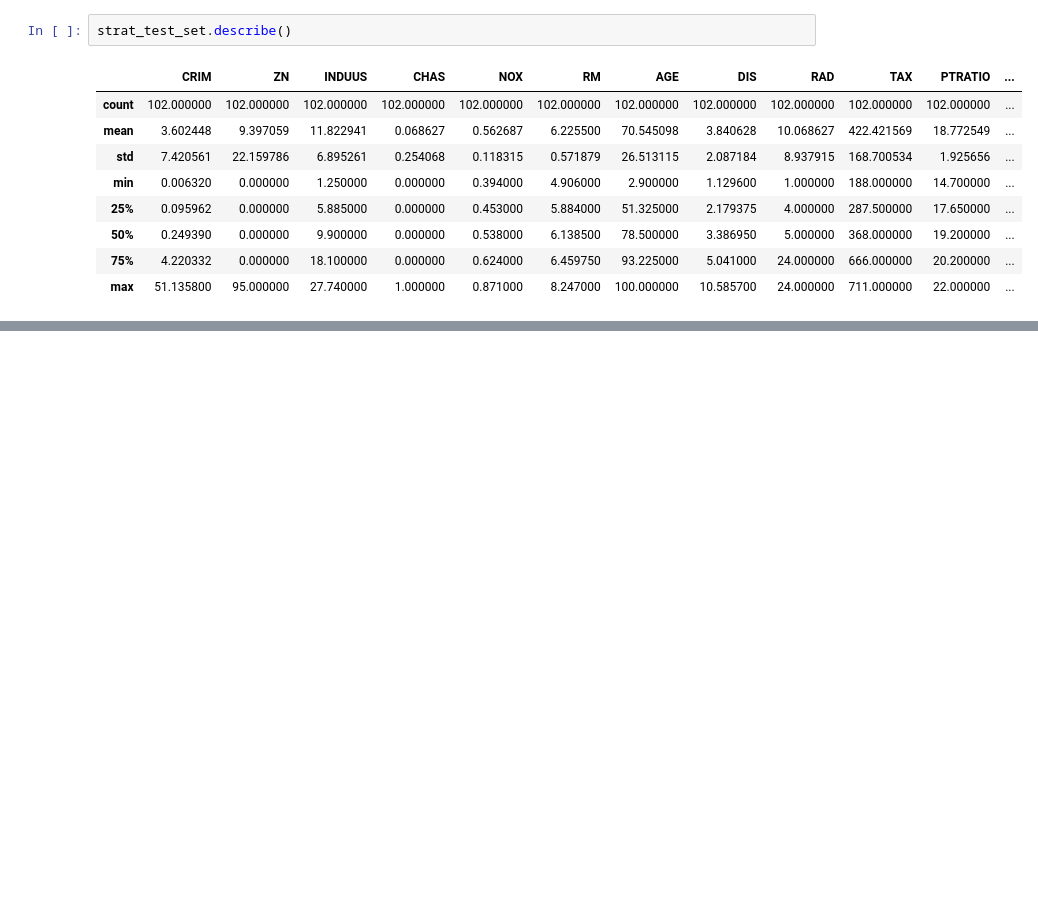
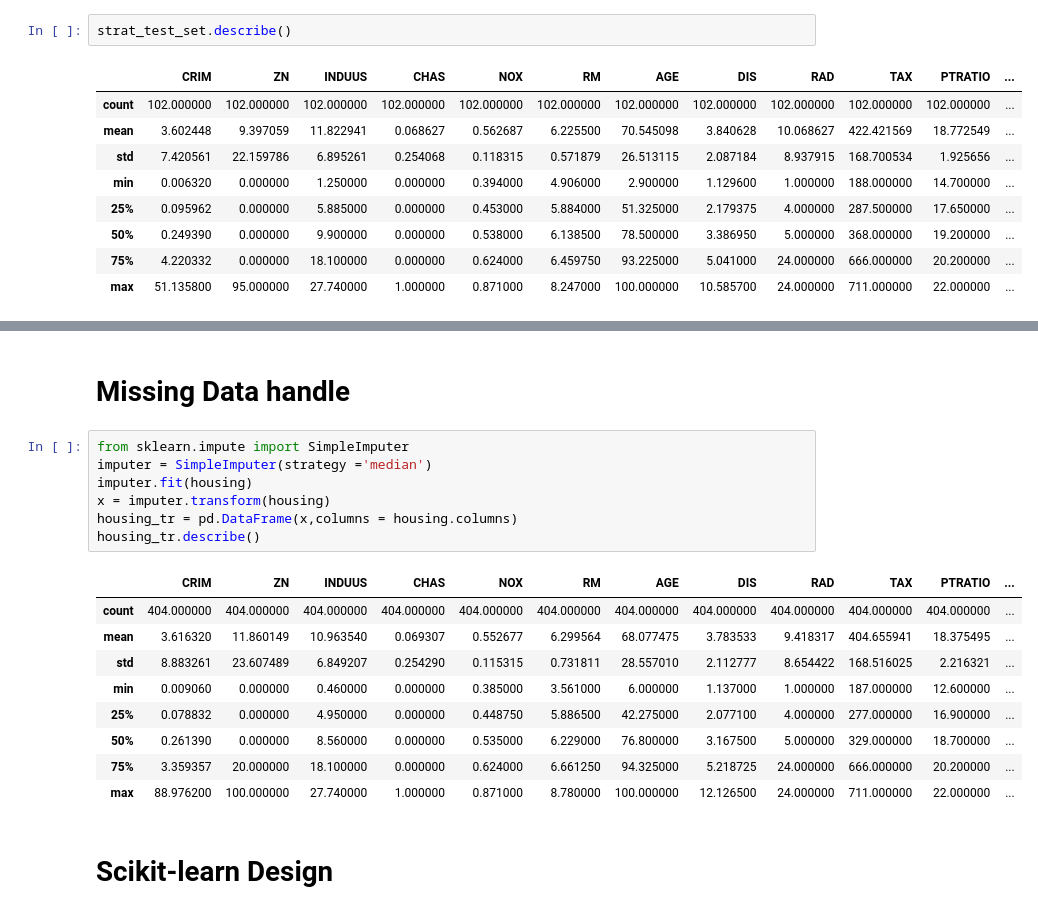
Before and after one commit to SHresTho12/ML_House_Price, a Jupyter notebook: Real-estate Project.ipynb, the cells around one changed output, grey strips where cells are left out. Drawn from its saved outputs; the diff is of its cells as text; blank space fills up the shorter version.

```diff
--- a/Real-estate Project.ipynb
+++ b/Real-estate Project.ipynb
@@ -103,0 +204,21 @@ strat_test_set.describe()
+# %% [markdown]
+# Missing Data handle
+# %%
+from sklearn.impute import SimpleImputer
+imputer = SimpleImputer(strategy ='median')
+imputer.fit(housing)
+x = imputer.transform(housing)
+housing_tr = pd.DataFrame(x,columns = housing.columns)
+housing_tr.describe()
+# %% [output]
+|  | CRIM | ZN | INDUUS | CHAS | NOX | RM | AGE | DIS | RAD | TAX | PTRATIO | ... |
+| count | 404.000000 | 404.000000 | 404.000000 | 404.000000 | 404.000000 | 404.000000 | 404.000000 | 404.000000 | 404.000000 | 404.000000 | 404.000000 | ... |
+| mean | 3.616320 | 11.860149 | 10.963540 | 0.069307 | 0.552677 | 6.299564 | 68.077475 | 3.783533 | 9.418317 | 404.655941 | 18.375495 | ... |
+| std | 8.883261 | 23.607489 | 6.849207 | 0.254290 | 0.115315 | 0.731811 | 28.557010 | 2.112777 | 8.654422 | 168.516025 | 2.216321 | ... |
+| min | 0.009060 | 0.000000 | 0.460000 | 0.000000 | 0.385000 | 3.561000 | 6.000000 | 1.137000 | 1.000000 | 187.000000 | 12.600000 | ... |
+| 25% | 0.078832 | 0.000000 | 4.950000 | 0.000000 | 0.448750 | 5.886500 | 42.275000 | 2.077100 | 4.000000 | 277.000000 | 16.900000 | ... |
+| 50% | 0.261390 | 0.000000 | 8.560000 | 0.000000 | 0.535000 | 6.229000 | 76.800000 | 3.167500 | 5.000000 | 329.000000 | 18.700000 | ... |
+| 75% | 3.359357 | 20.000000 | 18.100000 | 0.000000 | 0.624000 | 6.661250 | 94.325000 | 5.218725 | 24.000000 | 666.000000 | 20.200000 | ... |
+| max | 88.976200 | 100.000000 | 27.740000 | 1.000000 | 0.871000 | 8.780000 | 100.000000 | 12.126500 | 24.000000 | 711.000000 | 22.000000 | ... |
+# %% [markdown]
+# Scikit-learn Design
```
Also changed, not shown: parts of 11 cells of this notebook.
